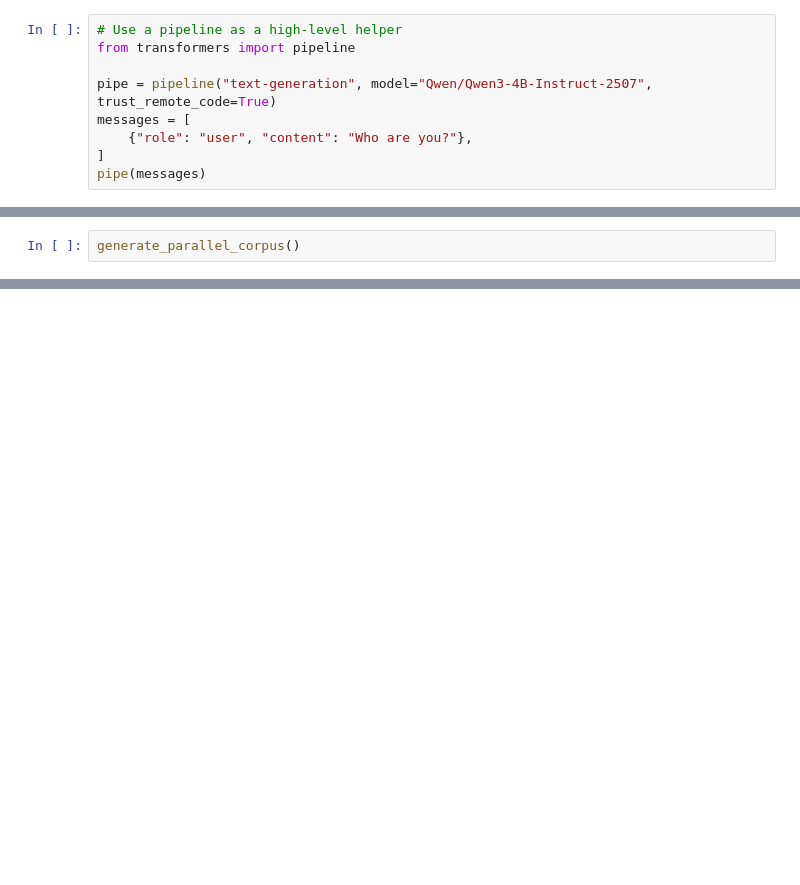
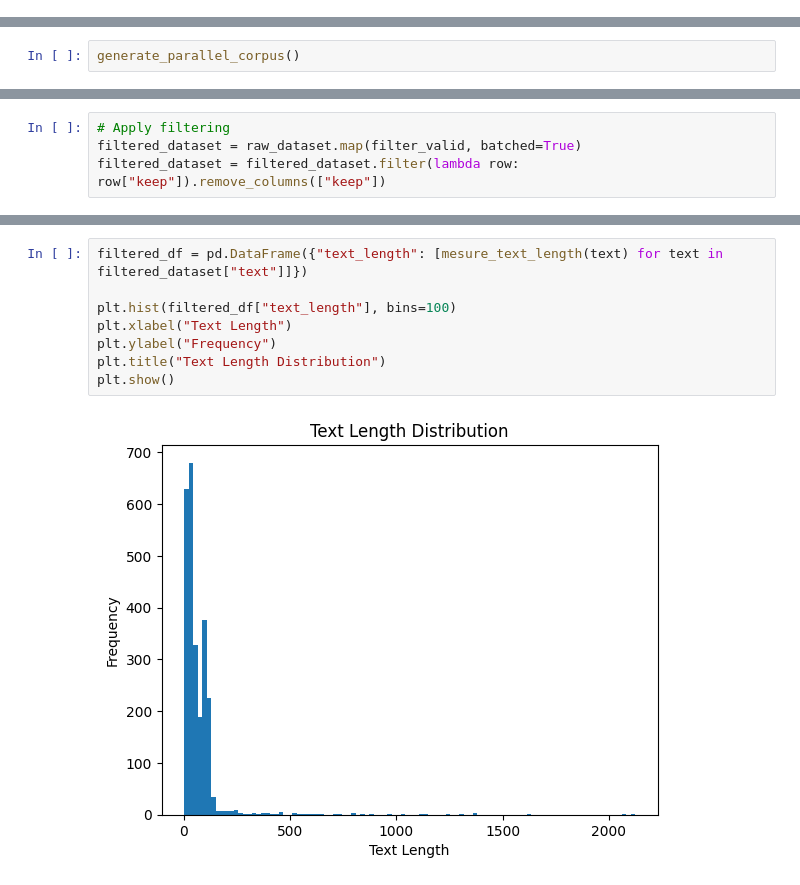
Before and after one commit to BouajilaHamza/Tunisia-msa-parallel-corpus, a Jupyter notebook: notebooks/tunisian-msa-parallel-corpus.ipynb, the cells around one changed output, grey strips where cells are left out. Cells and saved outputs as stored; diff of their text form; blank space fills up the shorter version.

```diff
--- a/notebooks/tunisian-msa-parallel-corpus.ipynb
+++ b/notebooks/tunisian-msa-parallel-corpus.ipynb
@@ -77,12 +102,3 @@ elif USE_GROQ and not GROQ_AVAILABLE:
 ## Preprocessing Functions
 # %% [markdown]
 ### Translation
-# %%
-# Use a pipeline as a high-level helper
-from transformers import pipeline
-
-pipe = pipeline("text-generation", model="Qwen/Qwen3-4B-Instruct-2507", trust_remote_code=True)
-messages = [
-    {"role": "user", "content": "Who are you?"},
-]
-pipe(messages)
@@ -502,0 +1140,4 @@ generate_parallel_corpus()
+# %%
+# Apply filtering
+filtered_dataset = raw_dataset.map(filter_valid, batched=True)
+filtered_dataset = filtered_dataset.filter(lambda row: row["keep"]).remove_columns(["keep"])
@@ -502,0 +1197,10 @@ generate_parallel_corpus()
+# %%
+filtered_df = pd.DataFrame({"text_length": [mesure_text_length(text) for text in filtered_dataset["text"]]})
+
+plt.hist(filtered_df["text_length"], bins=100)
+plt.xlabel("Text Length")
+plt.ylabel("Frequency")
+plt.title("Text Length Distribution")
+plt.show()
+# %% [output]
+[figure, added]
```
Also changed, not shown: parts of 47 cells of this notebook.
